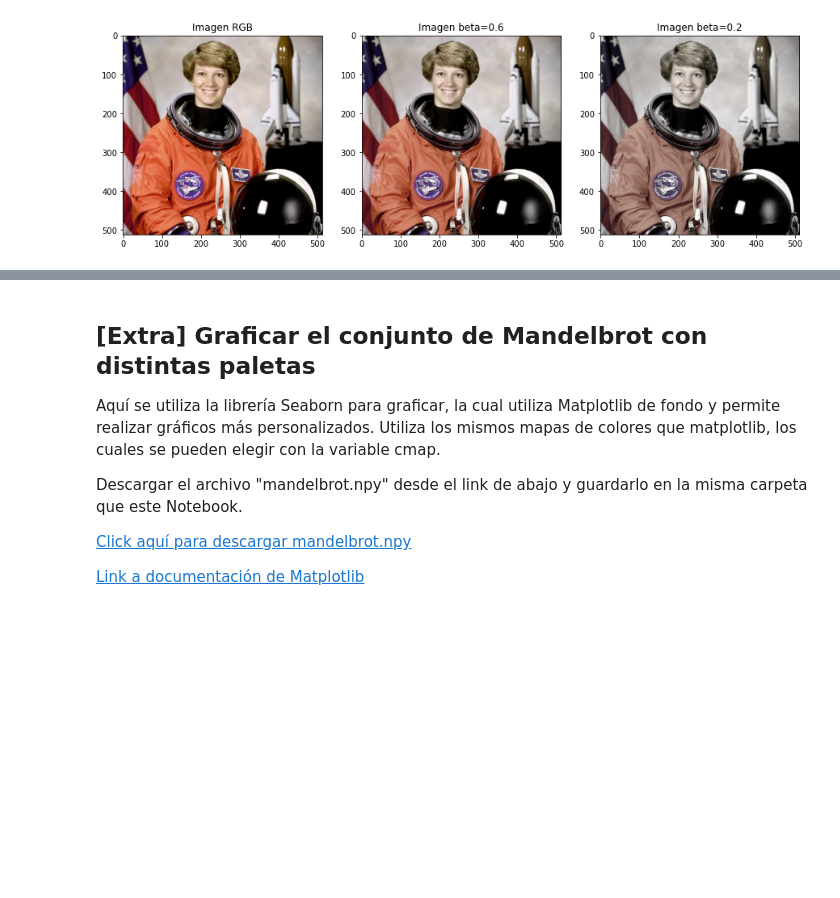
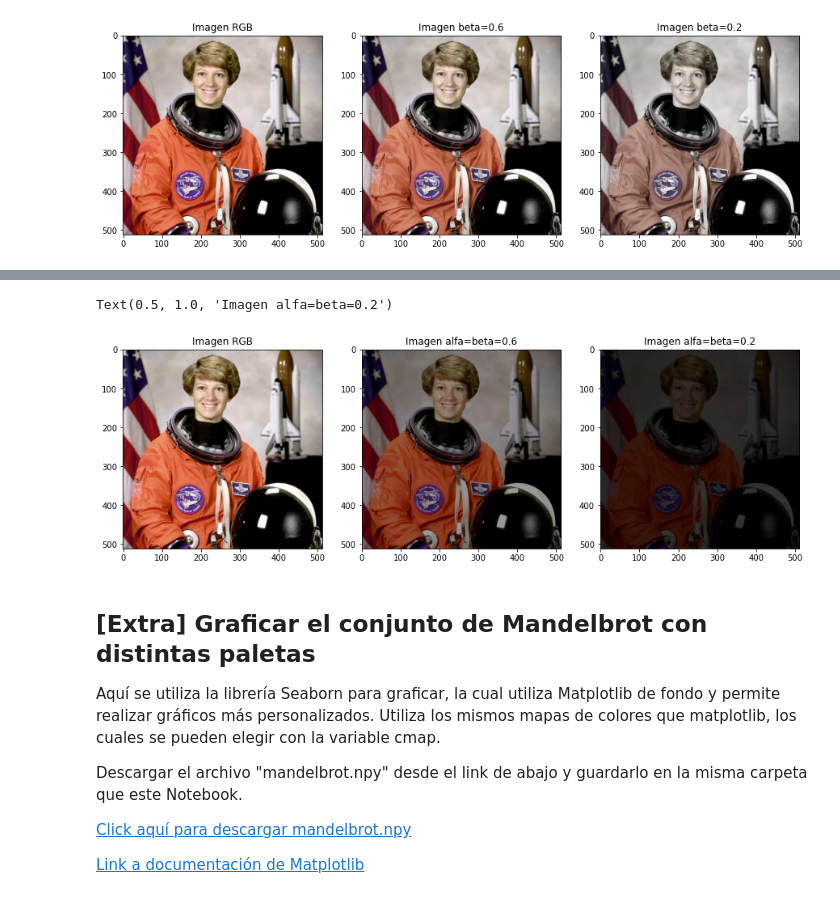
Before and after one commit to tarraga888/PDI_Practicas, a Jupyter notebook: P1EDTT.ipynb, the cells around one changed output, grey strips where cells are left out. Drawn from its saved outputs; the diff is of its cells as text; code cells hidden in the pictures; blank space fills up the shorter version.

```diff
--- a/P1EDTT.ipynb
+++ b/P1EDTT.ipynb
@@ -211,3 +244,15 @@ Text(0.5, 1.0, 'Imagen beta=0.2')
+# %%
+#Graficando alfa=beta
+fig, axes = plt.subplots(1, 3, figsize=(15,5))
+axes[0].imshow(np.clip(Imagen_RGB, 0, 1))
+axes[0].set_title('Imagen RGB')
+axes[1].imshow(ImagenRGB11)
+axes[1].set_title('Imagen alfa=beta=0.6')
+axes[2].imshow(ImagenRGB12)
+axes[2].set_title('Imagen alfa=beta=0.2')
+# %% [output]
+Text(0.5, 1.0, 'Imagen alfa=beta=0.2')
+[figure, added]
 # %% [markdown]
 ## \[Extra\] Graficar el conjunto de Mandelbrot con distintas paletas
 
```
Also changed, not shown: parts of 20 cells of this notebook.
